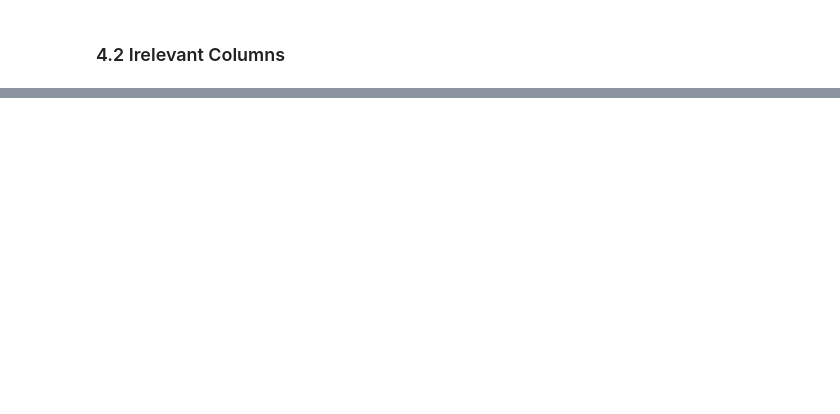
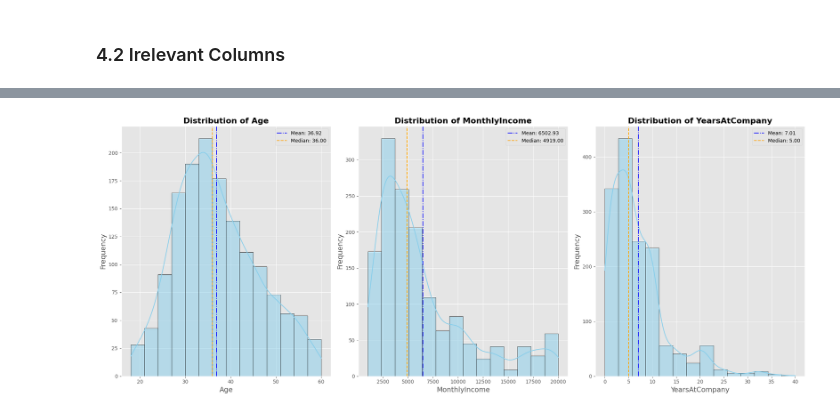
Before and after one commit to 0xArnaudR/IBM-HR-Analytics-Employee-Attrition, a Jupyter notebook: IBM_HR_Analytics_Employee_Attrition.ipynb, the cells around one changed output, grey strips where cells are left out. Saved outputs shown, nothing was run; the diff lists cells and outputs as text; code cells hidden in the pictures; blank space fills up the shorter version.

Commit message:
Modification of the Outliers section + Beginning of EDA

```diff
--- a/IBM_HR_Analytics_Employee_Attrition.ipynb
+++ b/IBM_HR_Analytics_Employee_Attrition.ipynb
@@ -282,17 +208,0 @@ As such, these extreme values for TotalWorkingYears do not indicate anomalies an
-# %%
-outliers_years_at_company = df[(df['YearsAtCompany'] > outlier_thresholds['YearsAtCompany'])]
-
-interest_var = ['YearsWithCurrManager', 'YearsInCurrentRole']
-plt.figure(figsize=(18, 8))
-
-# Loop through the variables and create a countplot for each
-for i, var in enumerate(interest_var):
-    plt.subplot(1, 2, i + 1)
-    sns.countplot(x=var, data=outliers_years_at_company, order=sorted(outliers_years_at_company[var].unique()))
-
-    plt.title(f'{var} Distribution for Outliers in YearsAtCompany', fontsize=14)
-    plt.xlabel(var, fontsize=12)
-    plt.ylabel('Count', fontsize=12)
-
-plt.tight_layout()
-plt.show()
@@ -379,0 +367,31 @@ Ideas/Brainstorm :
+# %%
+## List of quantitative variables that seem most relevant and whose distribution I want to understand
+continuous_vars = ['Age', 'MonthlyIncome', 'YearsAtCompany']
+
+# Visualising the distributions
+plt.figure(figsize=(20, 8))
+for i, var in enumerate(continuous_vars):
+    plt.subplot(1, 3, i+1)
+    sns.histplot(data=df, x=var, kde=True, color='skyblue', bins=14, edgecolor='black')
+
+    # Calculate mean and median for each variable
+    mean_val = df[var].mean()
+    median_val = df[var].median()
+
+    # Plot mean and median lines
+    plt.axvline(mean_val, color='blue', linestyle='-.', linewidth=1.5, label=f'Mean: {mean_val:.2f}')
+    plt.axvline(median_val, color='orange', linestyle='--', linewidth=1.5, label=f'Median: {median_val:.2f}')
+
+    # Labels
+    plt.title(f'Distribution of {var}', fontsize=16, weight='bold')
+    plt.xlabel(var, fontsize=14)
+    plt.ylabel('Frequency', fontsize=14)
+
+    # Add legend
+    plt.legend()
+
+# Show the plot
+plt.tight_layout()
+plt.show()
+# %% [output]
+[figure, added]
```
Also changed, not shown: parts of 44 cells of this notebook.
